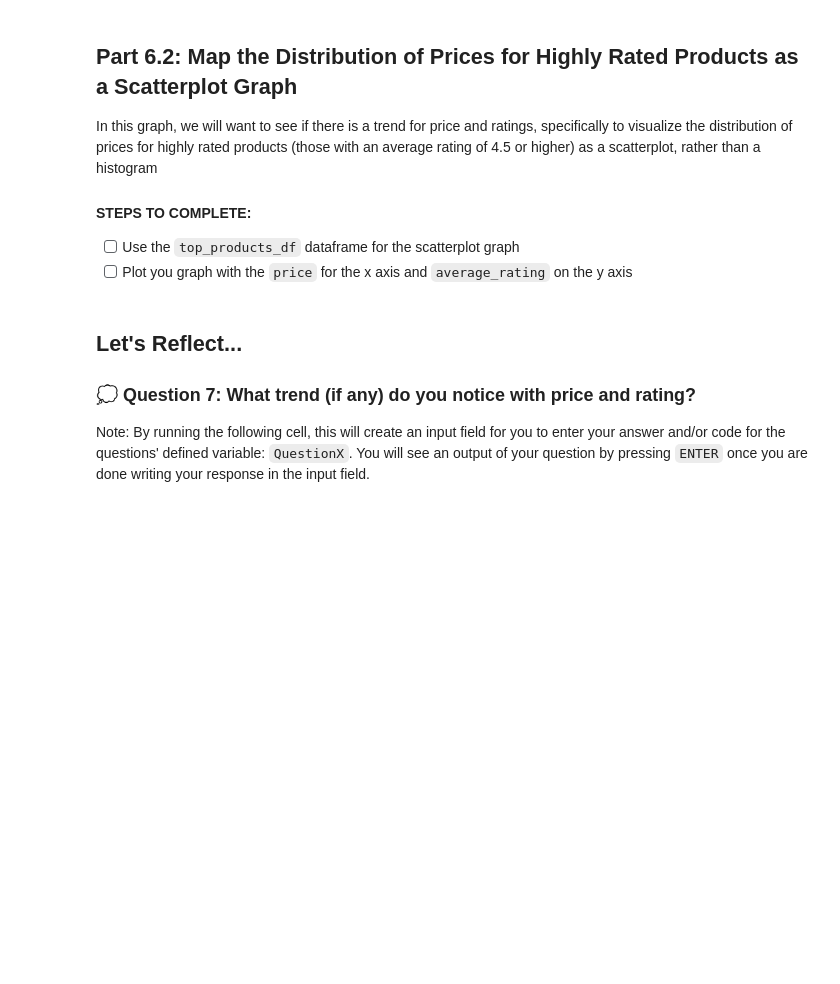
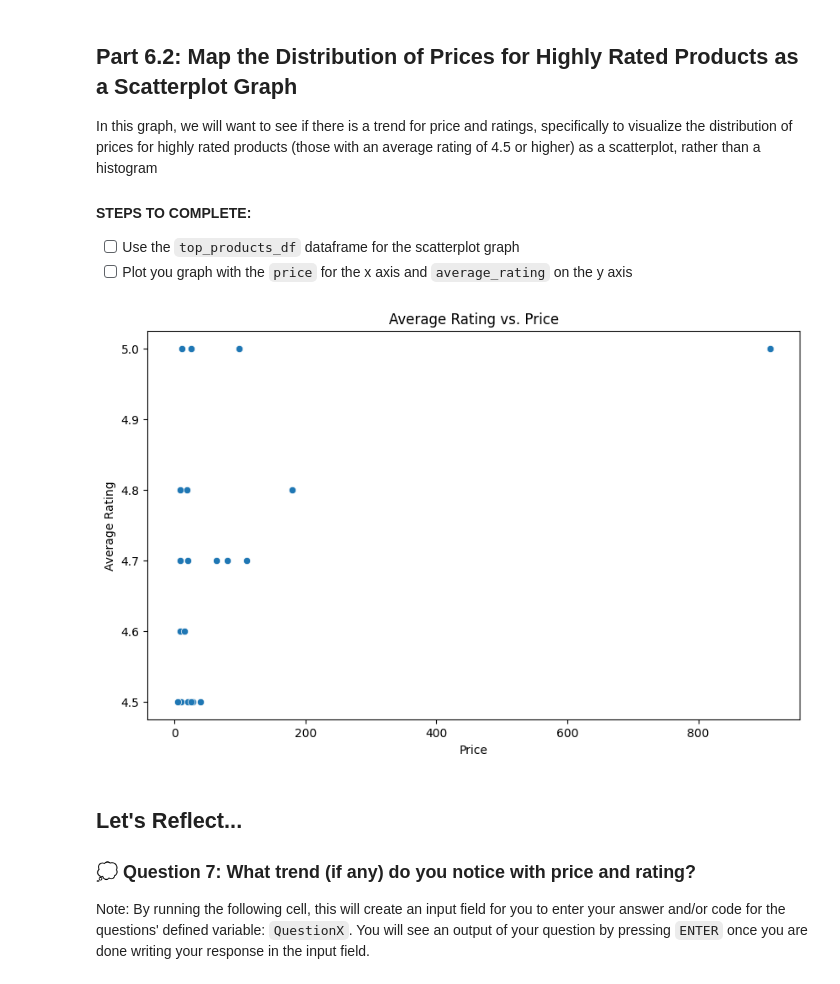
Before and after one commit to WolfeTyler/Transformational-AI-Analyzing-Ecommerce-Large-Datasets-for-Machine-Learning, a Jupyter notebook: Analyzing Ecommerce Large Datasets for Machine Learning PCEP Project.ipynb, the cells around one changed output. Drawn from its saved outputs; the diff is of its cells as text; code cells hidden in the pictures; blank space fills up the shorter version.

Commit message:
Updated notebook with top products

```diff
--- a/Analyzing Ecommerce Large Datasets for Machine Learning PCEP Project.ipynb
+++ b/Analyzing Ecommerce Large Datasets for Machine Learning PCEP Project.ipynb
@@ -840,15 +840,17 @@ In this graph, we will want to see if there is a trend for price and ratings, sp
 # %%
 # Average Rating vs. Price
 plt.figure(figsize=(10, 6))
 sns.scatterplot(
-    data=<---- YOUR CODE GOES HERE ---->,
-    x='<---- YOUR CODE GOES HERE ---->',
-    y='<---- YOUR CODE GOES HERE ---->'
+    data=top_products_df,
+    x='price',
+    y='average_rating'
 )
 plt.title('Average Rating vs. Price')
 plt.xlabel('Price')
 plt.ylabel('Average Rating')
 plt.show()
+# %% [output]
+[figure, added]
 # %% [markdown]
 ## Let's Reflect...
 ### 💭 Question 7: What trend (if any) do you notice with price and rating?
```
Also changed, not shown: parts of 10 cells of this notebook.
